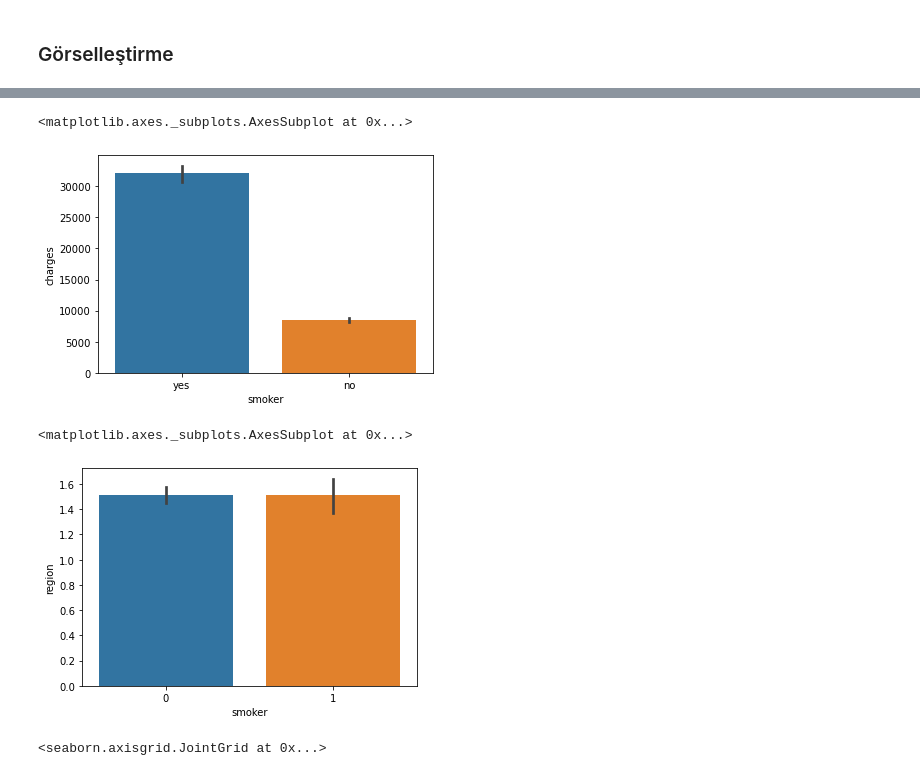
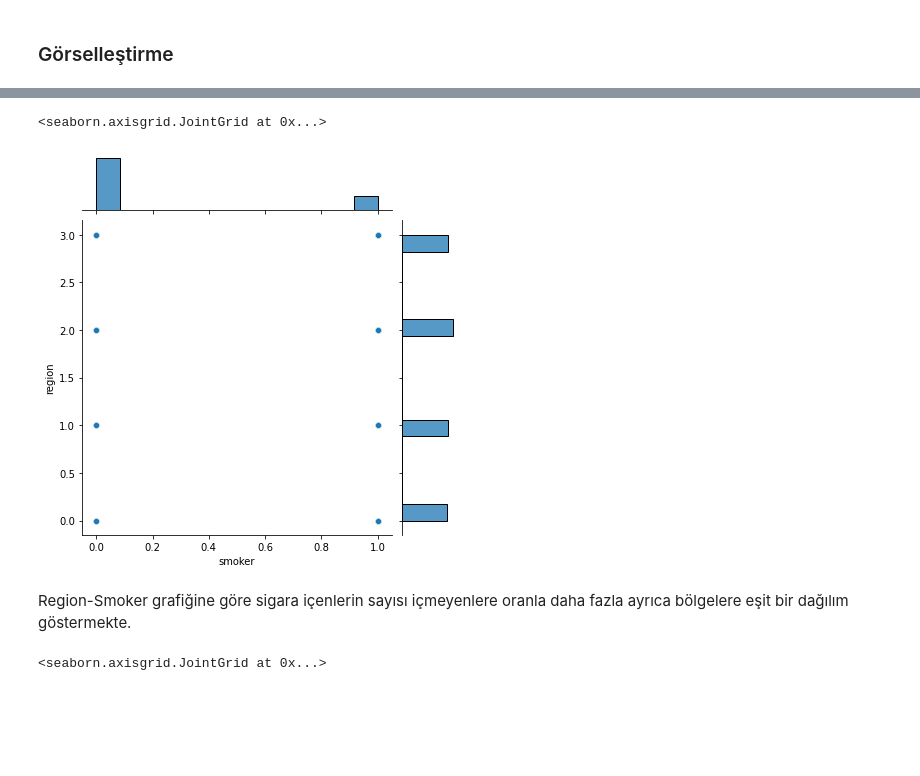
Before and after one commit to uraninjo/GlobalAIHubProjects, a Jupyter notebook: 1/FirstProject.ipynb, the cells around one changed output, grey strips where cells are left out. Drawn from its saved outputs; the diff is of its cells as text; code cells hidden in the pictures; blank space fills up the shorter version.

```diff
--- a/1/FirstProject.ipynb
+++ b/1/FirstProject.ipynb
@@ -137,15 +144,10 @@ sbn.barplot(df.smoker,df.charges)
 # %%
-sbn.barplot(df.smoker,df.charges)
-#sbn.jointplot(df.smoker,df.charges)
+sbn.jointplot(df.smoker,df.region)
 # %% [output]
-<matplotlib.axes._subplots.AxesSubplot at 0x...>
+<seaborn.axisgrid.JointGrid at 0x...>
-[figure, old version]
+[figure, new version]
-# %%
-sbn.barplot(df.smoker,df.region)
-#sbn.jointplot(df.smoker,df.region)
-# %% [output]
-<matplotlib.axes._subplots.AxesSubplot at 0x...>
-[figure, removed]
+# %% [markdown]
+Region-Smoker grafiğine göre sigara içenlerin sayısı içmeyenlere oranla daha fazla ayrıca bölgelere eşit bir dağılım göstermekte.
 # %%
 sbn.jointplot(df['male'],df['bmi'])
 # %% [output]
```
Also changed, not shown: parts of 23 cells of this notebook.
